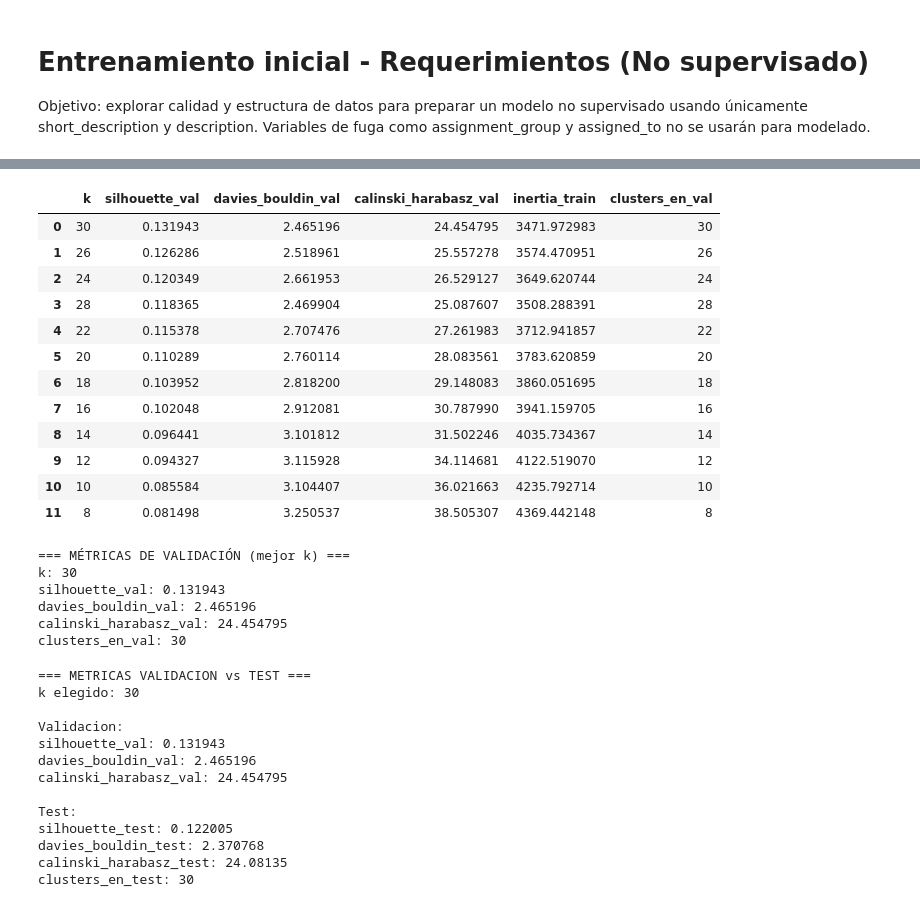
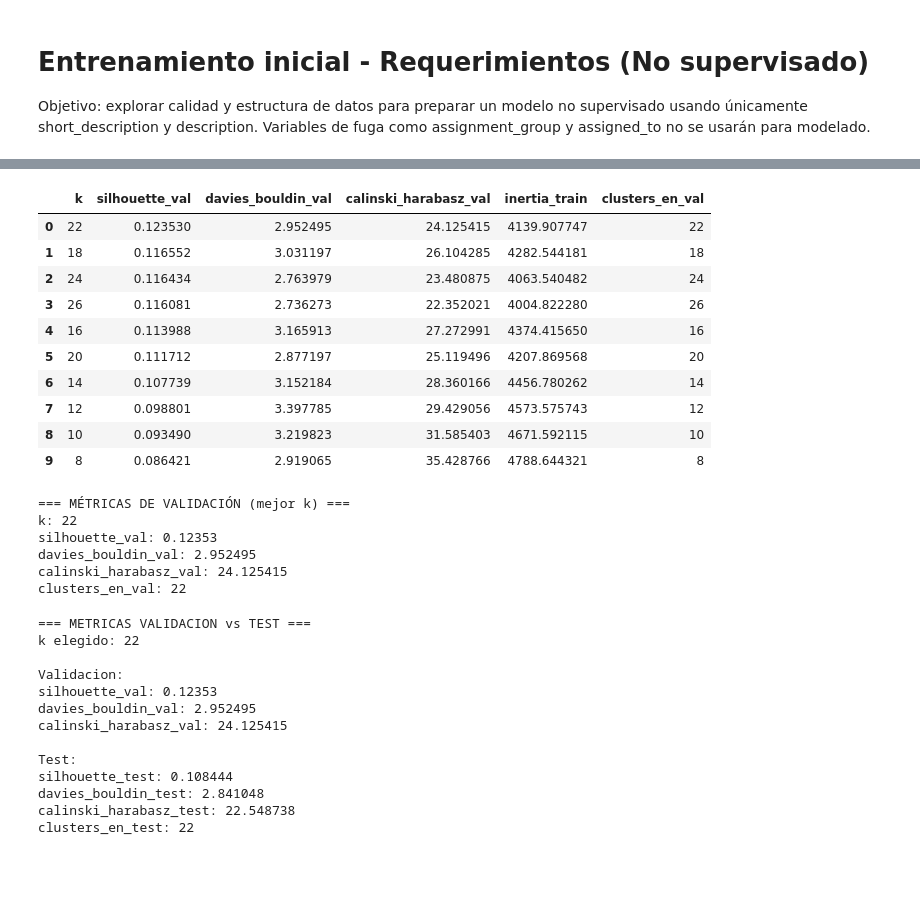
Before and after one commit to OCCA2000/Asignador, a Jupyter notebook: Analisis/EDA_Categorizacion_Requerimientos.ipynb, the cells around one changed output, grey strips where cells are left out. Cells and saved outputs as stored; diff of their text form; code cells hidden in the pictures; blank space fills up the shorter version.

```diff
--- a/Analisis/EDA_Categorizacion_Requerimientos.ipynb
+++ b/Analisis/EDA_Categorizacion_Requerimientos.ipynb
@@ -23,8 +23,9 @@ nombre_csv = "requerimientos_2026-05-28_17-09-55.csv"
 cwd = Path.cwd()
 
 candidatas = [
-    cwd / nombre_csv,           # si el notebook corre desde Data
-    cwd / "Data" / nombre_csv,  # si corre desde la raíz del proyecto
+    cwd / nombre_csv,                    # si el notebook corre desde Data
+    cwd / "Data" / nombre_csv,           # si corre desde la raíz del proyecto
+    cwd.parent / "Data" / nombre_csv,    # si corre desde una subcarpeta (ej. Analisis/)
 ]
 
 ruta_csv = next((p for p in candidatas if p.exists()), None)
@@ -262,0 +236,5 @@ def normalize_text(texto):
+# %%
+# 8b) Instalar y cargar spaCy (ejecutar solo la primera vez)
+import spacy
+nlp_es = spacy.load("es_core_news_md", disable=["ner", "parser", "senter"])
+print("spaCy listo:", nlp_es.meta["name"], "| Pipeline:", nlp_es.pipe_names)
@@ -414,12 +446,19 @@ boilerplate_patterns = [
     # Encabezados tipicos de short_description
     r"\brequerimientos?\s+de\s+informacion\s+relacionados?\s+a\s+bancs?\s+y\s+bancslinks?\b",
     r"\batencion\s+solicitudes?\s+bancs?\s+y\s+bancslinks?\b",
+    r"\bestimad[oa]s?\b",
+    r"\bbuen[oa]s?\s+d[ii]as?\b",
+    r"\bbuen[oa]s?\s+tardes?\b",
+    r"\bbuen[oa]s?\s+noches?\b",
+    r"\bbuen\s+d[ii]a\b",   # forma corta sin s
 
     # Saludos y apertura
     r"^\s*estimad[oa]s?\b",
     r"^\s*buen[oa]s?\s+d[ii]as\b",
     r"^\s*buen[oa]s?\s+tardes\b",
     r"^\s*buen[oa]s?\s+noches\b",
+
+
     r"\bespero\s+se\s+encuentren\s+bien\b",
 
     # Frases blandas frecuentes
@@ -452,6 +491,16 @@ boilerplate_patterns = [
     r"\bsaludos?\b",
     r"\bgracias\b",
     r"\badjunto\b",
+
+    # ANTES → DESPUÉS (forma lema que spaCy produce)
+    r"\besperar\s+se\s+encontrar\s+bien\b",
+    r"\badjuntar\b",
+    r"\bquedar\s+atent[oa]\b",
+    r"\bcordial(?:es)?\s+saludo[s]?\b",
+    r"\bgracia[s]?\b",
+    r"\ble[s]?\s+agradecer\b",
+    r"\bagradecer\s+su\s+ayuda\b",
+    r"\batento?\s+a\s+su[s]?\s+comentario[s]?\b",
 ]
 
 boilerplate_regex = re.compile("|".join(boilerplate_patterns))
@@ -730,6 +970,6 @@ Test: (1249, 100)
 # %%
 # 24) Búsqueda de k con métricas de VALIDACIÓN
-k_grid = list(range(8, 31, 2))
+k_grid = list(range(8, 28, 2))
 rows = []
 
 for k in k_grid:
@@ -748,51 +988,49 @@ for k in k_grid:
         db_val = davies_bouldin_score(X_val, val_labels)            # menor es mejor
         ch_val = calinski_harabasz_score(X_val, val_labels)         # mayor es mejor
     else:
         sil_val = np.nan
         db_val = np.nan
         ch_val = np.nan
 
     rows.append({
         "k": k,
         "silhouette_val": sil_val,
         "davies_bouldin_val": db_val,
         "calinski_harabasz_val": ch_val,
         "inertia_train": km.inertia_,
         "clusters_en_val": int(n_val_clusters)
     })
 
 df_k_eval = pd.DataFrame(rows).sort_values("silhouette_val", ascending=False).reset_index(drop=True)
 display(df_k_eval)
 
 best_k = int(df_k_eval.loc[0, "k"])
 best_row = df_k_eval.loc[0]
 
 print("=== MÉTRICAS DE VALIDACIÓN (mejor k) ===")
 print("k:", best_k)
 print("silhouette_val:", round(float(best_row["silhouette_val"]), 6))
 print("davies_bouldin_val:", round(float(best_row["davies_bouldin_val"]), 6))
 print("calinski_harabasz_val:", round(float(best_row["calinski_harabasz_val"]), 6))
 print("clusters_en_val:", int(best_row["clusters_en_val"]))
 # %% [output]
 |  | k | silhouette_val | davies_bouldin_val | calinski_harabasz_val | inertia_train | clusters_en_val |
-| 0 | 30 | 0.131943 | 2.465196 | 24.454795 | 3471.972983 | 30 |
-| 1 | 26 | 0.126286 | 2.518961 | 25.557278 | 3574.470951 | 26 |
-| 2 | 24 | 0.120349 | 2.661953 | 26.529127 | 3649.620744 | 24 |
-| 3 | 28 | 0.118365 | 2.469904 | 25.087607 | 3508.288391 | 28 |
-| 4 | 22 | 0.115378 | 2.707476 | 27.261983 | 3712.941857 | 22 |
-| 5 | 20 | 0.110289 | 2.760114 | 28.083561 | 3783.620859 | 20 |
-| 6 | 18 | 0.103952 | 2.818200 | 29.148083 | 3860.051695 | 18 |
-| 7 | 16 | 0.102048 | 2.912081 | 30.787990 | 3941.159705 | 16 |
-| 8 | 14 | 0.096441 | 3.101812 | 31.502246 | 4035.734367 | 14 |
-| 9 | 12 | 0.094327 | 3.115928 | 34.114681 | 4122.519070 | 12 |
-| 10 | 10 | 0.085584 | 3.104407 | 36.021663 | 4235.792714 | 10 |
-| 11 | 8 | 0.081498 | 3.250537 | 38.505307 | 4369.442148 | 8 |
+| 0 | 22 | 0.123530 | 2.952495 | 24.125415 | 4139.907747 | 22 |
+| 1 | 18 | 0.116552 | 3.031197 | 26.104285 | 4282.544181 | 18 |
+| 2 | 24 | 0.116434 | 2.763979 | 23.480875 | 4063.540482 | 24 |
+| 3 | 26 | 0.116081 | 2.736273 | 22.352021 | 4004.822280 | 26 |
+| 4 | 16 | 0.113988 | 3.165913 | 27.272991 | 4374.415650 | 16 |
+| 5 | 20 | 0.111712 | 2.877197 | 25.119496 | 4207.869568 | 20 |
+| 6 | 14 | 0.107739 | 3.152184 | 28.360166 | 4456.780262 | 14 |
+| 7 | 12 | 0.098801 | 3.397785 | 29.429056 | 4573.575743 | 12 |
+| 8 | 10 | 0.093490 | 3.219823 | 31.585403 | 4671.592115 | 10 |
+| 9 | 8 | 0.086421 | 2.919065 | 35.428766 | 4788.644321 | 8 |
 === MÉTRICAS DE VALIDACIÓN (mejor k) ===
-k: 30
-silhouette_val: 0.131943
-davies_bouldin_val: 2.465196
-calinski_harabasz_val: 24.454795
-clusters_en_val: 30
+k: 22
+silhouette_val: 0.12353
+davies_bouldin_val: 2.952495
+calinski_harabasz_val: 24.125415
+clusters_en_val: 22
 # %%
 # 25) Reentrenar con train+val y evaluar en TEST (metricas impresas)
 
@@ -808,7 +1046,7 @@ vectorizer_tv = TfidfVectorizer(
     stop_words=STOP_ES
 )
 
-svd_tv = TruncatedSVD(n_components=100, random_state=RANDOM_STATE)
+svd_tv = TruncatedSVD(n_components=150, random_state=RANDOM_STATE)
 norm_tv = Normalizer(copy=False)
 
 X_trainval_tfidf = vectorizer_tv.fit_transform(trainval_df["texto_limpio_v2"])
@@ -853,18 +1091,18 @@ print("calinski_harabasz_test:", round(float(ch_test), 6) if pd.notna(ch_test) e
 print("clusters_en_test:", int(n_test_clusters))
 # %% [output]
 === METRICAS VALIDACION vs TEST ===
-k elegido: 30
+k elegido: 22
 
 Validacion:
-silhouette_val: 0.131943
-davies_bouldin_val: 2.465196
-calinski_harabasz_val: 24.454795
+silhouette_val: 0.12353
+davies_bouldin_val: 2.952495
+calinski_harabasz_val: 24.125415
 
 Test:
-silhouette_test: 0.122005
-davies_bouldin_test: 2.370768
-calinski_harabasz_test: 24.08135
-clusters_en_test: 30
+silhouette_test: 0.108444
+davies_bouldin_test: 2.841048
+calinski_harabasz_test: 22.548738
+clusters_en_test: 22
 # %%
 # 26) Modelo final operativo (fit con TODOS los textos unicos validos)
 
```
Also changed, not shown: parts of 20 cells of this notebook.
